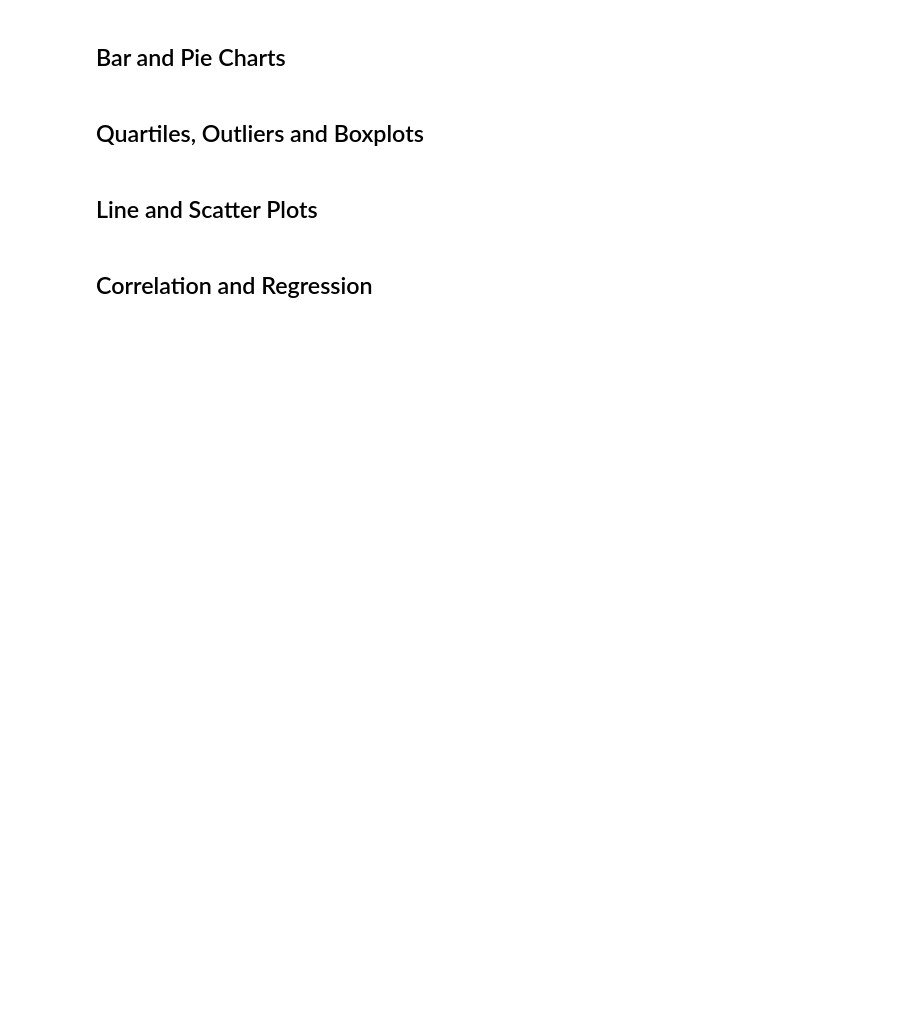
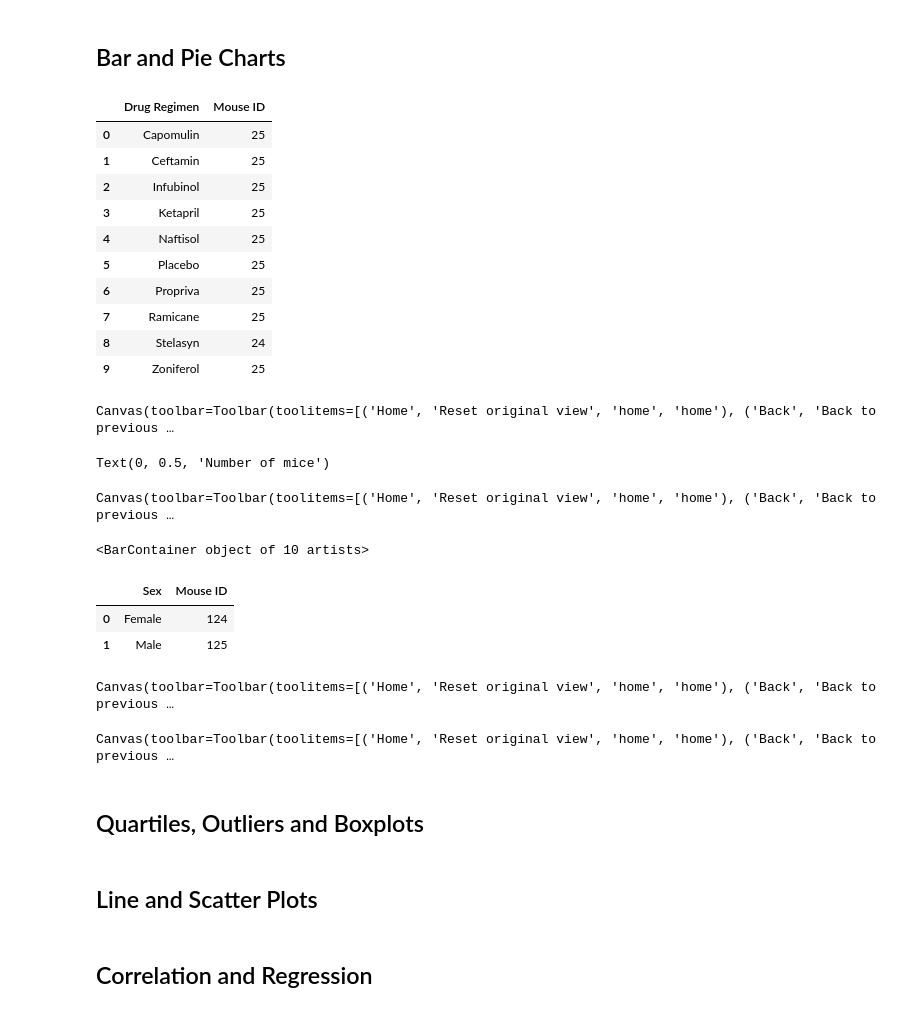
Before and after one commit to abbyabridged/matplotlib-challenge, a Jupyter notebook: main.ipynb, the cells around one changed output. Saved outputs shown, nothing was run; the diff lists cells and outputs as text; code cells hidden in the pictures; blank space fills up the shorter version.

Commit message:
Add bar and pie plots

```diff
--- a/main.ipynb
+++ b/main.ipynb
@@ -105,4 +182,28 @@ regimen_list = scc_cleaned_df["Drug Regimen"].value_counts()
 # %% [markdown]
 ## Bar and Pie Charts
+# %%
+drug_mouse_count = scc_cleaned_df.groupby(["Drug Regimen"],as_index=False).agg({"Mouse ID": pd.Series.nunique})
+drug_mouse_count
+# %% [output]
+|  | Drug Regimen | Mouse ID |
+| 0 | Capomulin | 25 |
+| 1 | Ceftamin | 25 |
+| 2 | Infubinol | 25 |
+| 3 | Ketapril | 25 |
+| 4 | Naftisol | 25 |
+| 5 | Placebo | 25 |
+| 6 | Propriva | 25 |
+| 7 | Ramicane | 25 |
+| 8 | Stelasyn | 24 |
+| 9 | Zoniferol | 25 |
 # %%
 # Generate a bar plot showing the total number of mice for each treatment throughout the course of the study using pandas.
+# Group data by drug regimen and aggregate by number of mice (count)
+# mice_by_regimen_df = scc_cleaned_df.groupby(["Drug Regimen"],as_index=False).agg({"Mouse ID": "count"})
+# Plot data as a bar chart
+bar_plot = drug_mouse_count.plot(kind="bar",x="Drug Regimen",y="Mouse ID",legend=False)
+bar_plot.set_xlabel("Drug Regimen")
+bar_plot.set_ylabel("Number of mice")
+# %% [output]
+Canvas(toolbar=Toolbar(toolitems=[('Home', 'Reset original view', 'home', 'home'), ('Back', 'Back to previous …
+Text(0, 0.5, 'Number of mice')
@@ -111,7 +210,38 @@ regimen_list = scc_cleaned_df["Drug Regimen"].value_counts()
+# %%
+# Generate a bar plot showing the total number of mice for each treatment throughout the course of the study using pyplot.
+plt.figure()
+# fig1,ax1 = plt.subplots()
+drug_list = drug_mouse_count["Drug Regimen"].unique() # Add categories for x axis
+x_axis = np.arange(0, len(drug_list)) # x axis length
+num_mice = drug_mouse_count["Mouse ID"] # y axis values
+tick_locations = [value for value in x_axis] # Add tick locations
+plt.xticks(tick_locations,drug_list,rotation=90) # Add x axis labels
+# plt.xlim(-0.75, len(x_axis)-0.25)
+plt.bar(x_axis,num_mice)
+# %% [output]
+Canvas(toolbar=Toolbar(toolitems=[('Home', 'Reset original view', 'home', 'home'), ('Back', 'Back to previous …
+<BarContainer object of 10 artists>
+# %%
+sex_mouse_count = scc_cleaned_df.groupby(["Sex"],as_index=False).agg({"Mouse ID": pd.Series.nunique})
+sex_mouse_count
+# %% [output]
+|  | Sex | Mouse ID |
+| 0 | Female | 124 |
+| 1 | Male | 125 |
 # %%
 # Generate a pie plot showing the distribution of female versus male mice using pandas
+pie_plot = sex_mouse_count.plot(kind="pie",y="Mouse ID", labels=sex_mouse_count["Sex"],autopct='%1.1f%%',startangle=90,legend=False)
+# %% [output]
+Canvas(toolbar=Toolbar(toolitems=[('Home', 'Reset original view', 'home', 'home'), ('Back', 'Back to previous …
 # %%
-# Generate a pie plot showing the distribution of female versus male mice using pyplot
+# # Generate a pie plot showing the distribution of female versus male mice using pyplot
+labels = sex_mouse_count["Sex"]
+sizes = sex_mouse_count["Mouse ID"]
+fig1, ax1 = plt.subplots()
+ax1.pie(sizes, labels=labels, autopct='%1.1f%%', startangle=90)
+plt.show()
+# %% [output]
+Canvas(toolbar=Toolbar(toolitems=[('Home', 'Reset original view', 'home', 'home'), ('Back', 'Back to previous …
 # %% [markdown]
 ## Quartiles, Outliers and Boxplots
 # %%
```
Also changed, not shown: parts of 11 cells of this notebook.
